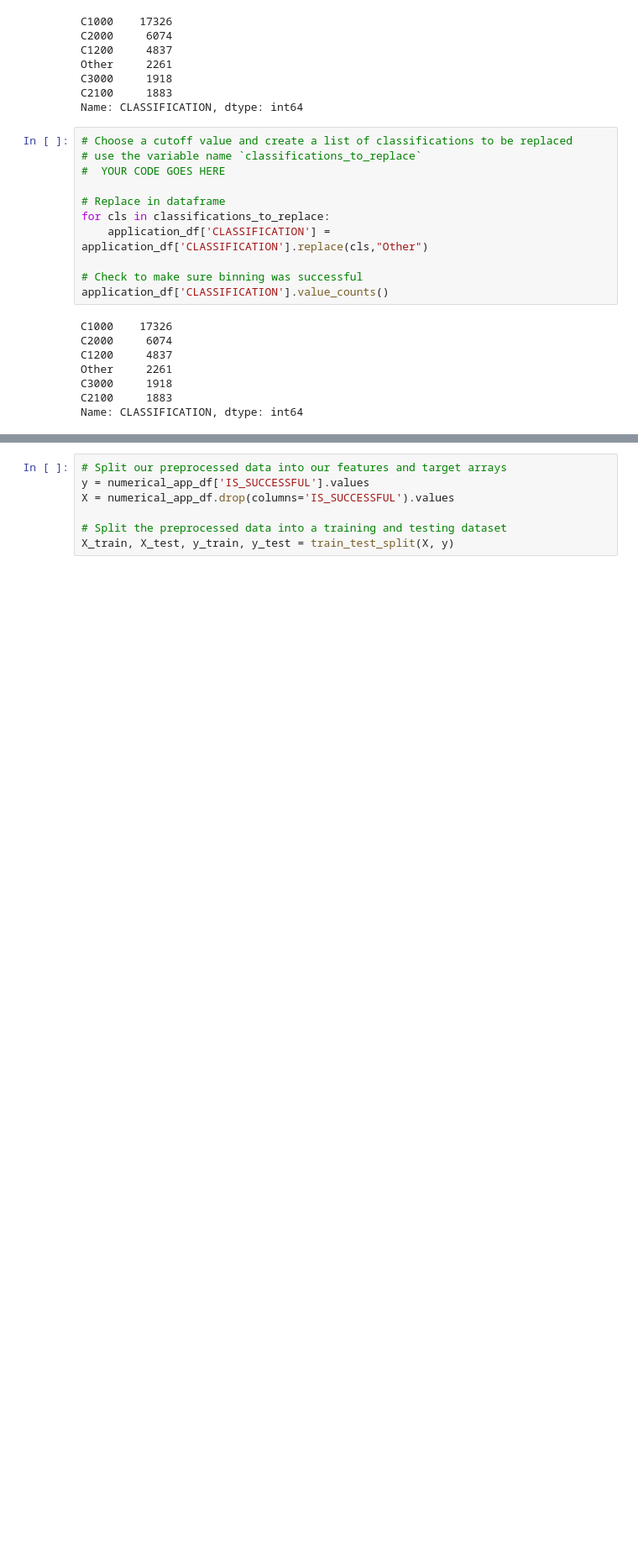
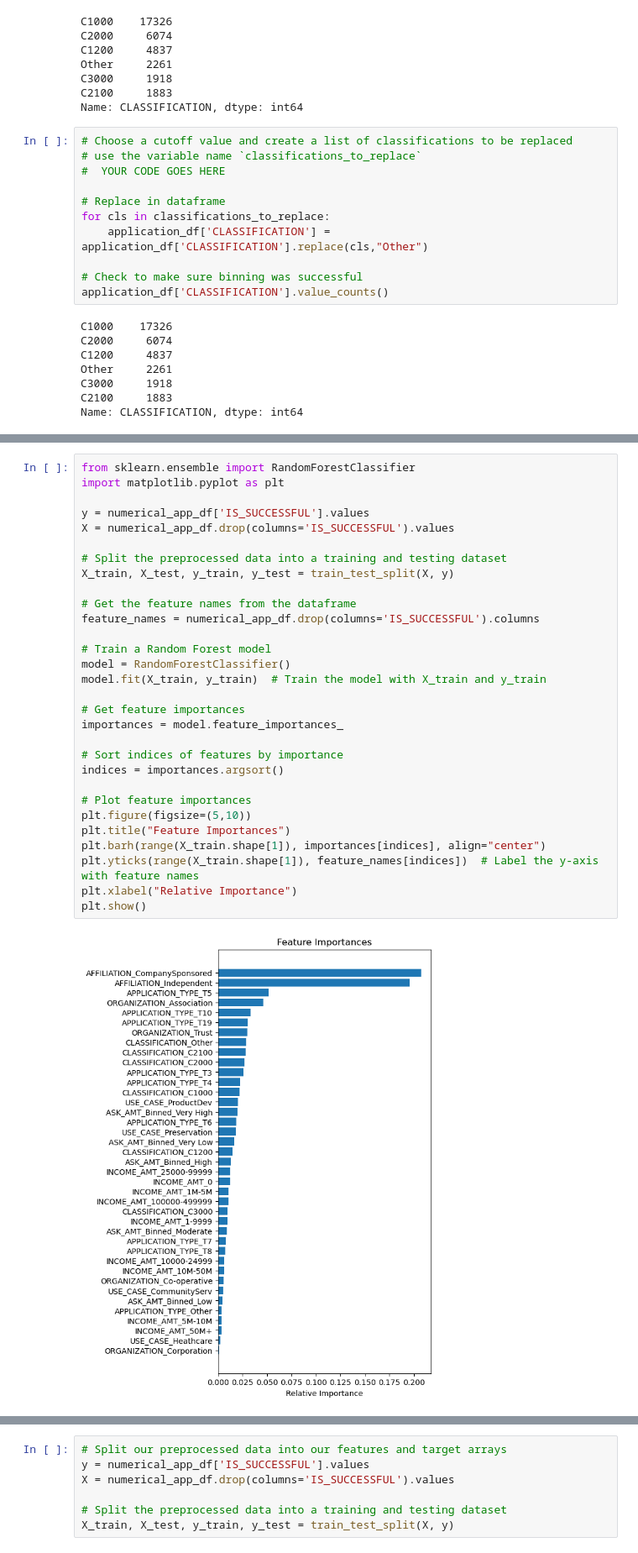
Before and after one commit to AlexMedinaG/deep-learning-challenge, a Jupyter notebook: AlphabetSoupCharity_Optimization.ipynb, the cells around one changed output, grey strips where cells are left out. Shown at 84% size. Saved outputs shown, nothing was run; the diff lists cells and outputs as text; blank space fills up the shorter version.

```diff
--- a/AlphabetSoupCharity_Optimization.ipynb
+++ b/AlphabetSoupCharity_Optimization.ipynb
@@ -191,0 +208,32 @@ numerical_app_df
+# %%
+from sklearn.ensemble import RandomForestClassifier
+import matplotlib.pyplot as plt
+
+y = numerical_app_df['IS_SUCCESSFUL'].values
+X = numerical_app_df.drop(columns='IS_SUCCESSFUL').values
+
+# Split the preprocessed data into a training and testing dataset
+X_train, X_test, y_train, y_test = train_test_split(X, y)
+
+# Get the feature names from the dataframe
+feature_names = numerical_app_df.drop(columns='IS_SUCCESSFUL').columns
+
+# Train a Random Forest model
+model = RandomForestClassifier()
+model.fit(X_train, y_train)  # Train the model with X_train and y_train
+
+# Get feature importances
+importances = model.feature_importances_
+
+# Sort indices of features by importance
+indices = importances.argsort()
+
+# Plot feature importances
+plt.figure(figsize=(5,10))
+plt.title("Feature Importances")
+plt.barh(range(X_train.shape[1]), importances[indices], align="center")
+plt.yticks(range(X_train.shape[1]), feature_names[indices])  # Label the y-axis with feature names
+plt.xlabel("Relative Importance")
+plt.show()
+# %% [output]
+[figure, added]
```
Also changed, not shown: parts of 10 cells of this notebook, 6 other files.
